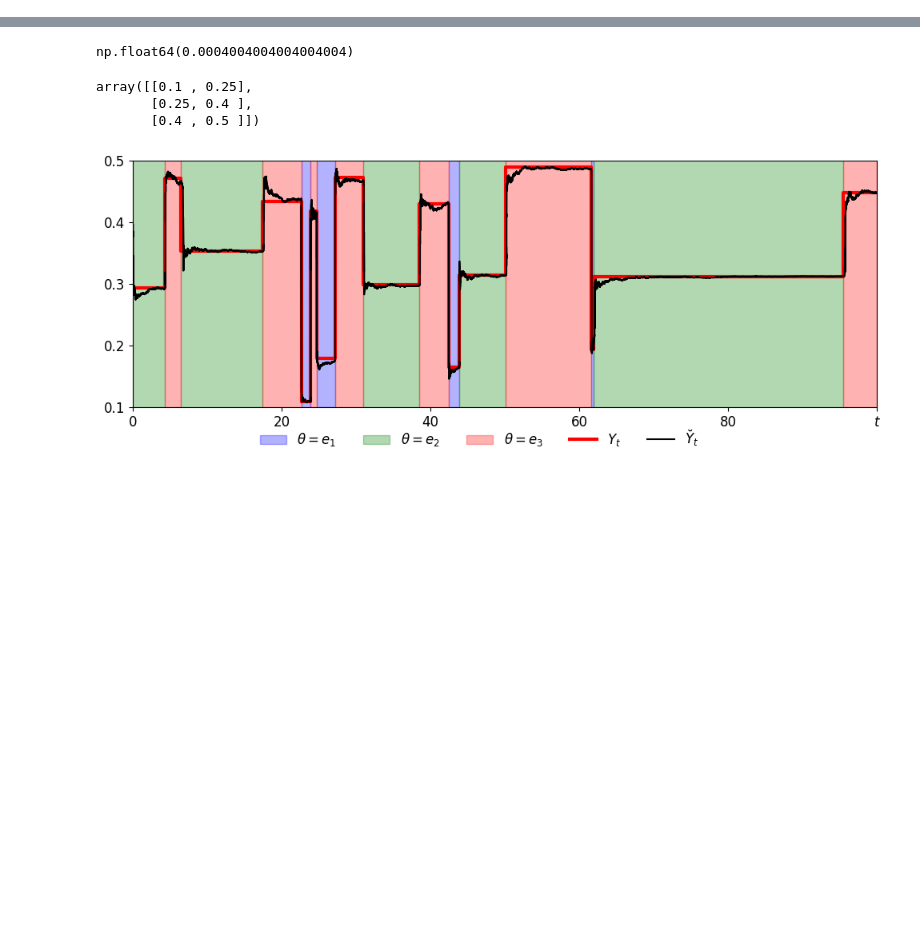
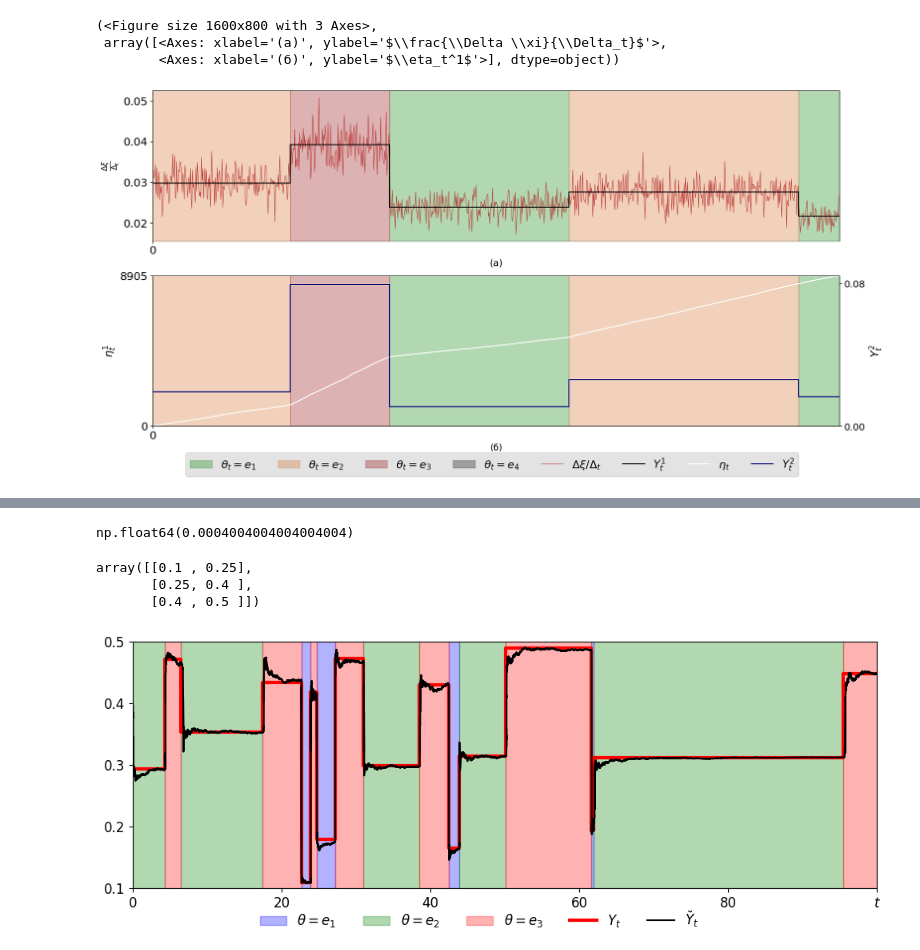
Before and after one commit to yuriykurinov/discretized_filter, a Jupyter notebook: filtering.ipynb, the cells around one changed output, grey strips where cells are left out. Cells and saved outputs as stored; diff of their text form; code cells hidden in the pictures; blank space fills up the shorter version.

```diff
--- a/filtering.ipynb
+++ b/filtering.ipynb
@@ -74,3 +76,10 @@ ValueError: too many values to unpack (expected 1)
+# %%
+plot_obs(theta, y, t, observations[:, :, 0], observations[:, :, 1])
+# %% [output]
+(<Figure size 1600x800 with 3 Axes>,
+ array([<Axes: xlabel='(а)', ylabel='$\\frac{\\Delta \\xi}{\\Delta_t}$'>,
+        <Axes: xlabel='(б)', ylabel='$\\eta_t^1$'>], dtype=object))
+[figure, added]
 # %%
 if not load_path:
     filter = Filter(
```
Also changed, not shown: parts of 6 cells of this notebook, 3 other files.
